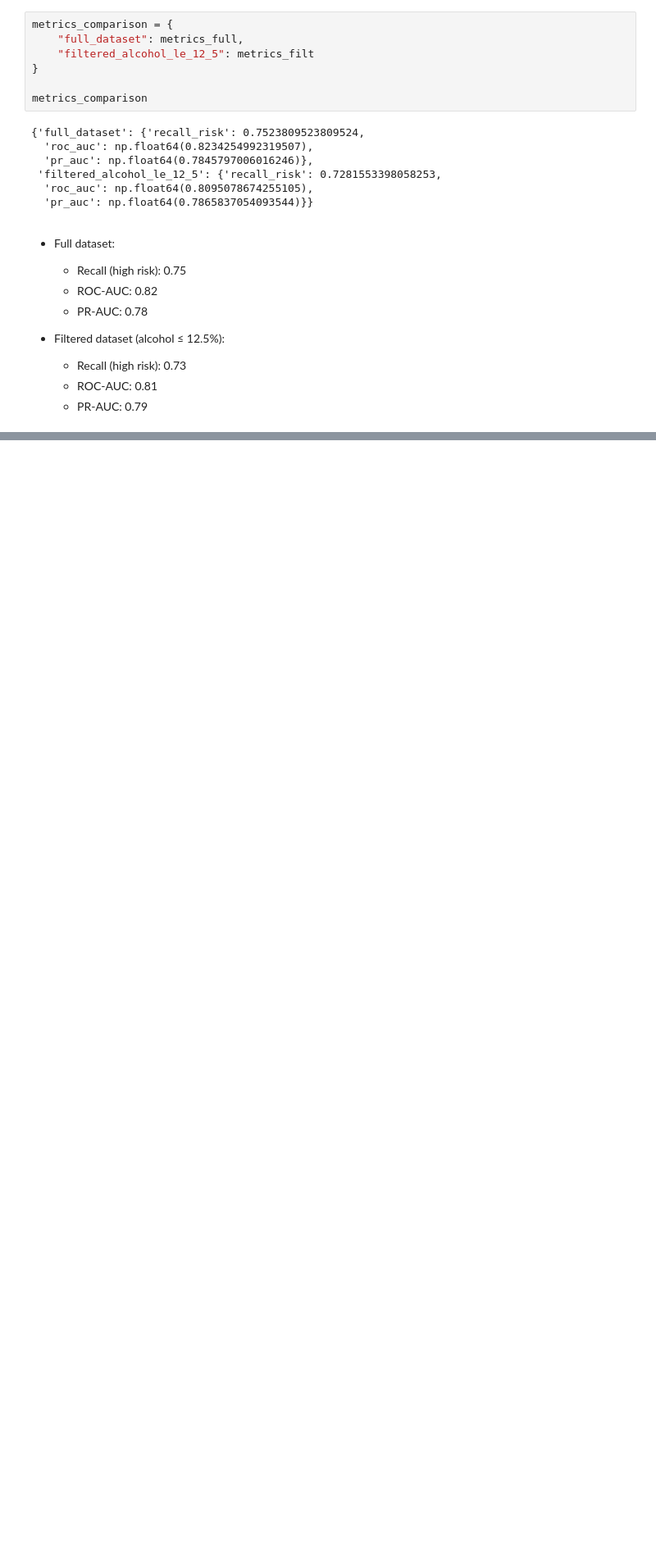
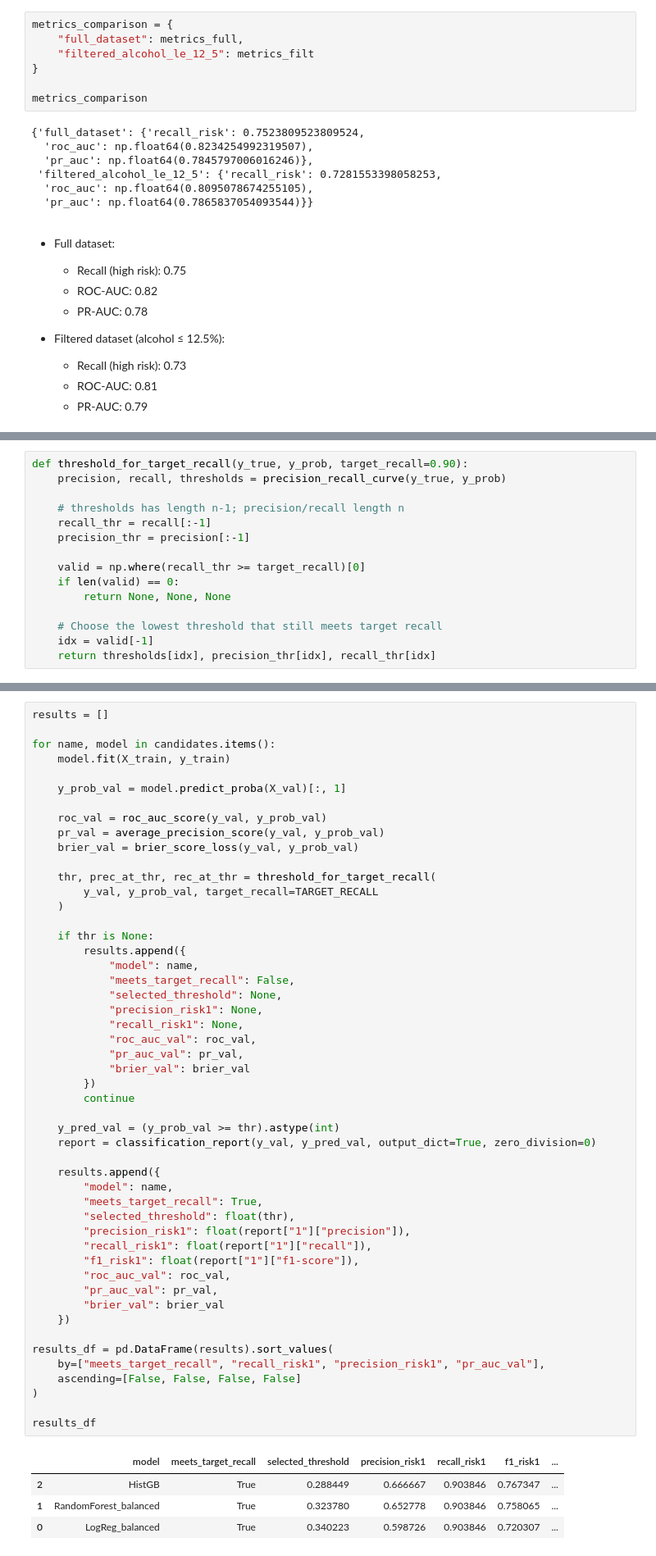
Before and after one commit to Martukigl/wine-analysis-project, a Jupyter notebook: notebooks/04_risk_modeling.ipynb, the cells around one changed output, grey strips where cells are left out. Shown at 82% size. Cells and saved outputs as stored; diff of their text form; blank space fills up the shorter version.

```diff
--- a/notebooks/04_risk_modeling.ipynb
+++ b/notebooks/04_risk_modeling.ipynb
@@ -756,0 +874,15 @@ false negatives and preserve sensitivity to low-quality wines.
+# %%
+def threshold_for_target_recall(y_true, y_prob, target_recall=0.90):
+    precision, recall, thresholds = precision_recall_curve(y_true, y_prob)
+
+    # thresholds has length n-1; precision/recall length n
+    recall_thr = recall[:-1]
+    precision_thr = precision[:-1]
+
+    valid = np.where(recall_thr >= target_recall)[0]
+    if len(valid) == 0:
+        return None, None, None
+
+    # Choose the lowest threshold that still meets target recall
+    idx = valid[-1]
+    return thresholds[idx], precision_thr[idx], recall_thr[idx]
@@ -756,0 +936,55 @@ false negatives and preserve sensitivity to low-quality wines.
+# %%
+results = []
+
+for name, model in candidates.items():
+    model.fit(X_train, y_train)
+
+    y_prob_val = model.predict_proba(X_val)[:, 1]
+
+    roc_val = roc_auc_score(y_val, y_prob_val)
+    pr_val = average_precision_score(y_val, y_prob_val)
+    brier_val = brier_score_loss(y_val, y_prob_val)
+
+    thr, prec_at_thr, rec_at_thr = threshold_for_target_recall(
+        y_val, y_prob_val, target_recall=TARGET_RECALL
+    )
+
+    if thr is None:
+        results.append({
+            "model": name,
+            "meets_target_recall": False,
+            "selected_threshold": None,
+            "precision_risk1": None,
+            "recall_risk1": None,
+            "roc_auc_val": roc_val,
+            "pr_auc_val": pr_val,
+            "brier_val": brier_val
+        })
+        continue
+
+    y_pred_val = (y_prob_val >= thr).astype(int)
+    report = classification_report(y_val, y_pred_val, output_dict=True, zero_division=0)
+
+    results.append({
+        "model": name,
+        "meets_target_recall": True,
+        "selected_threshold": float(thr),
+        "precision_risk1": float(report["1"]["precision"]),
+        "recall_risk1": float(report["1"]["recall"]),
+        "f1_risk1": float(report["1"]["f1-score"]),
+        "roc_auc_val": roc_val,
+        "pr_auc_val": pr_val,
+        "brier_val": brier_val
+    })
+
+results_df = pd.DataFrame(results).sort_values(
+    by=["meets_target_recall", "recall_risk1", "precision_risk1", "pr_auc_val"],
+    ascending=[False, False, False, False]
+)
+
+results_df
+# %% [output]
+|  | model | meets_target_recall | selected_threshold | precision_risk1 | recall_risk1 | f1_risk1 | ... |
+| 2 | HistGB | True | 0.288449 | 0.666667 | 0.903846 | 0.767347 | ... |
+| 1 | RandomForest_balanced | True | 0.323780 | 0.652778 | 0.903846 | 0.758065 | ... |
+| 0 | LogReg_balanced | True | 0.340223 | 0.598726 | 0.903846 | 0.720307 | ... |
```
Also changed, not shown: parts of 29 cells of this notebook, 1 other file.
